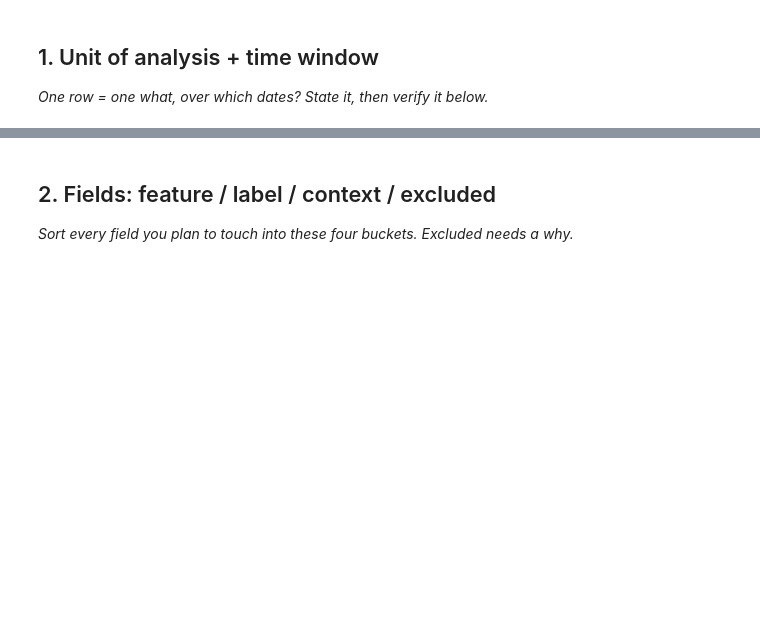
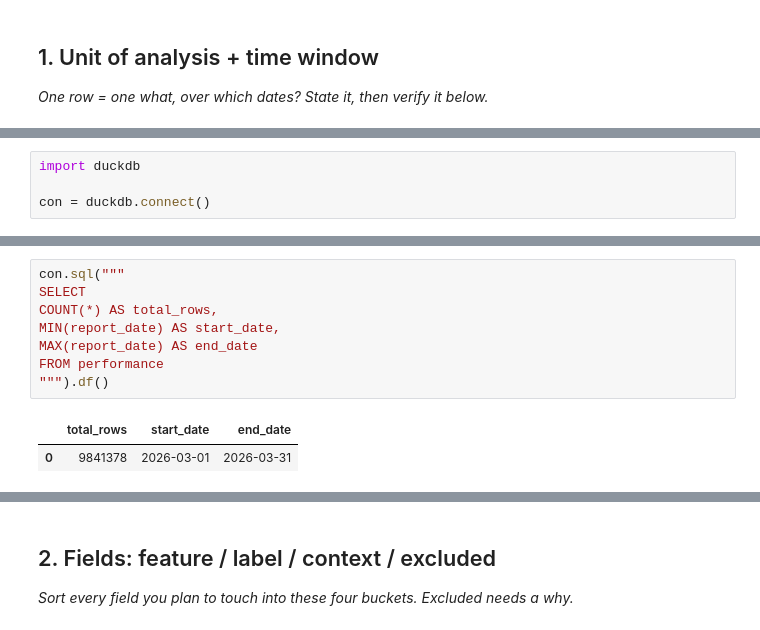
Before and after one commit to MahboobAli1/flyrank-ml-internship, a Jupyter notebook: work/notebooks/w03_data_contract.ipynb, the cells around one changed output, grey strips where cells are left out. Cells and saved outputs as stored; diff of their text form; blank space fills up the shorter version.

```diff
--- a/work/notebooks/w03_data_contract.ipynb
+++ b/work/notebooks/w03_data_contract.ipynb
@@ -12,0 +59,4 @@ This skeleton is yours to fill. Work the sections **in order** — each one has
+# %%
+import duckdb
+
+con = duckdb.connect()
@@ -12,0 +102,11 @@ This skeleton is yours to fill. Work the sections **in order** — each one has
+# %%
+con.sql("""
+SELECT
+COUNT(*) AS total_rows,
+MIN(report_date) AS start_date,
+MAX(report_date) AS end_date
+FROM performance
+""").df()
+# %% [output]
+|  | total_rows | start_date | end_date |
+| 0 | 9841378 | 2026-03-01 | 2026-03-31 |
```
Also changed, not shown: parts of 15 cells of this notebook.
